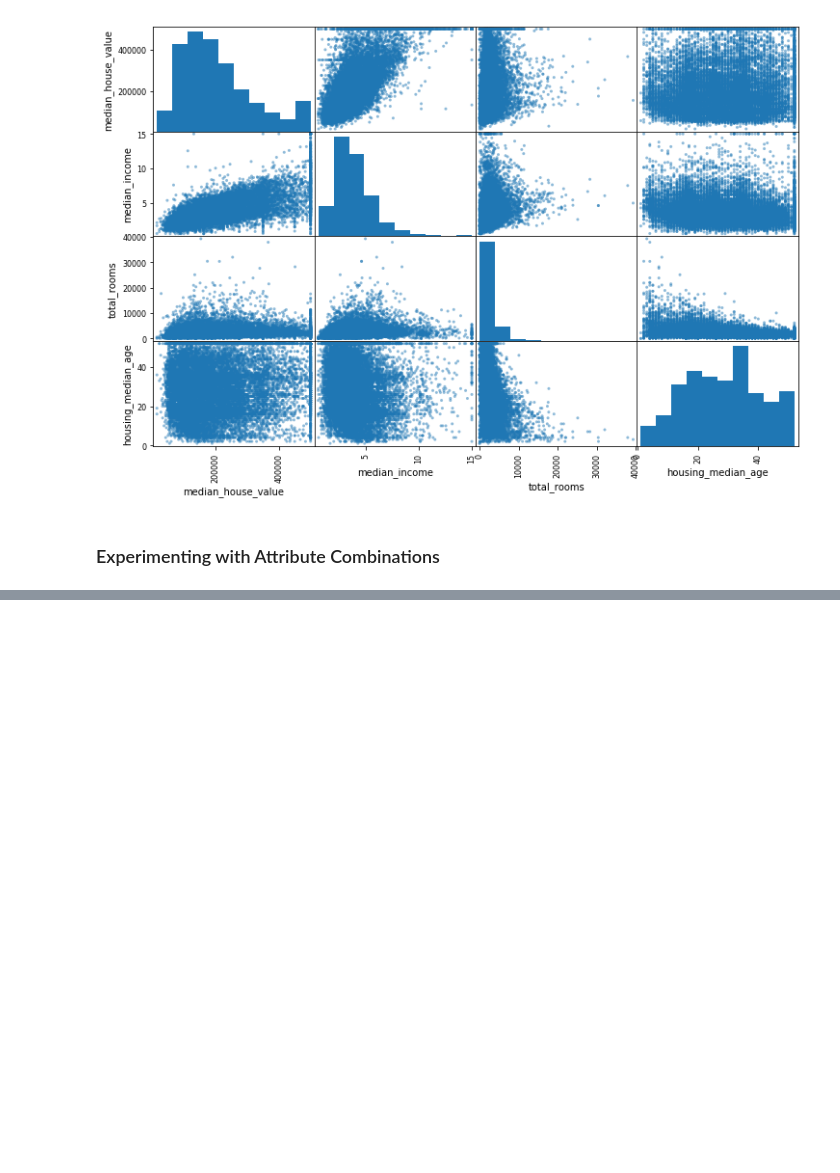
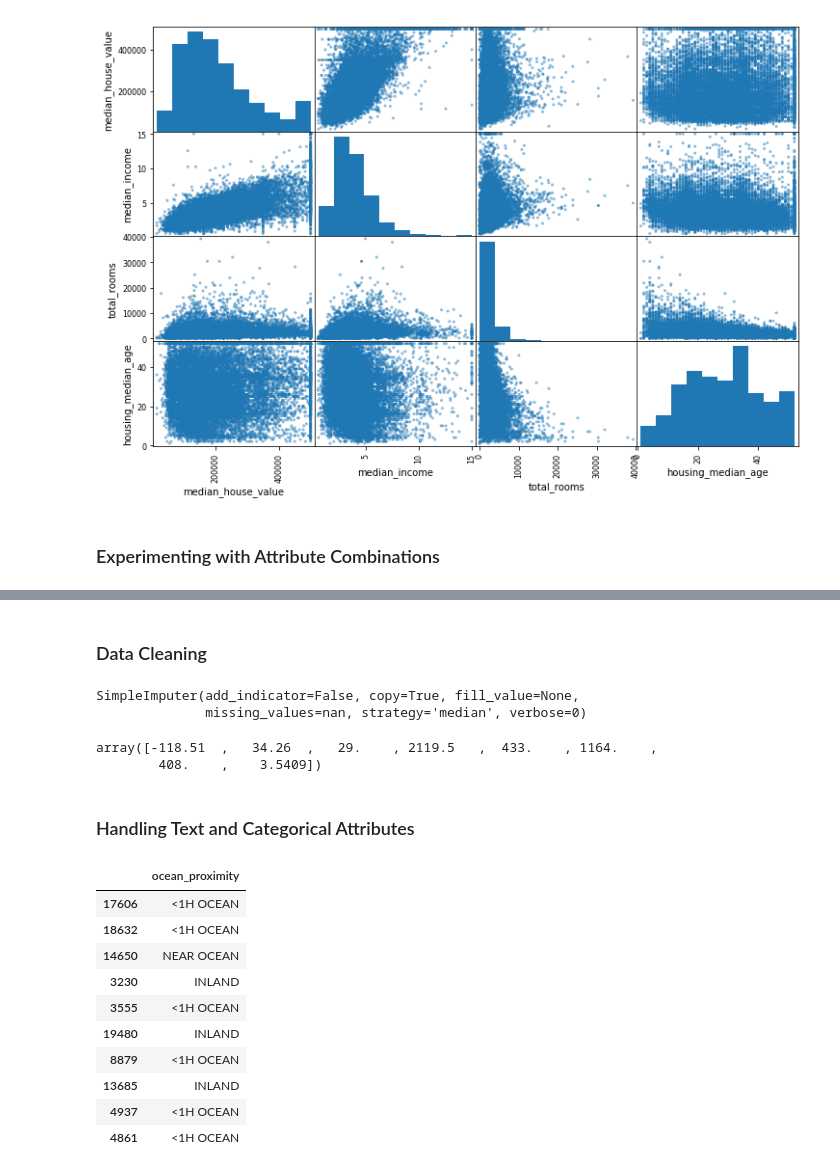
Before and after one commit to nagendraputhane/End-to-End-Machine-Learning-Project, a Jupyter notebook: Housing.ipynb, the cells around one changed output, grey strips where cells are left out. Saved outputs shown, nothing was run; the diff lists cells and outputs as text; code cells hidden in the pictures; blank space fills up the shorter version.

```diff
--- a/Housing.ipynb
+++ b/Housing.ipynb
@@ -266,0 +295,23 @@ array([[<matplotlib.axes._subplots.AxesSubplot object at 0x...>,
+# %%
+#separate the predictors and the labels (target variables)
+#as we dont want to apply the same transformations to both of them
+housing = strat_train_set.drop("median_house_value", axis = 1) #predictors
+housing_labels = strat_train_set["median_house_value"].copy() #labels / target variables
+#drop creates a copy except that attribute and does not affect the strat_train_set
+# %% [markdown]
+### Data Cleaning
+# %%
+#Scikit-Learn provides a class called SimpleImputer to handle missing values
+from sklearn.impute import SimpleImputer
+
+imputer = SimpleImputer(strategy = "median") #create an instance of the class
+housing_num = housing.drop("ocean_proximity", axis = 1) #as we need only numrical attributes
+imputer.fit(housing_num) #fit the imputer instance to the training data
+# %% [output]
+SimpleImputer(add_indicator=False, copy=True, fill_value=None,
+              missing_values=nan, strategy='median', verbose=0)
+# %%
+imputer.statistics_ #the results (the median of each attribute) are stored in statistics_
+# %% [output]
+array([-118.51  ,   34.26  ,   29.    , 2119.5   ,  433.    , 1164.    ,
+        408.    ,    3.5409])
@@ -266,0 +322,17 @@ array([[<matplotlib.axes._subplots.AxesSubplot object at 0x...>,
+# %% [markdown]
+### Handling Text and Categorical Attributes
+# %%
+housing_cat = housing[["ocean_proximity"]] #2D array with index
+housing_cat.head(10)
+# %% [output]
+|  | ocean_proximity |
+| 17606 | <1H OCEAN |
+| 18632 | <1H OCEAN |
+| 14650 | NEAR OCEAN |
+| 3230 | INLAND |
+| 3555 | <1H OCEAN |
+| 19480 | INLAND |
+| 8879 | <1H OCEAN |
+| 13685 | INLAND |
+| 4937 | <1H OCEAN |
+| 4861 | <1H OCEAN |
```
Also changed, not shown: parts of 12 cells of this notebook.
